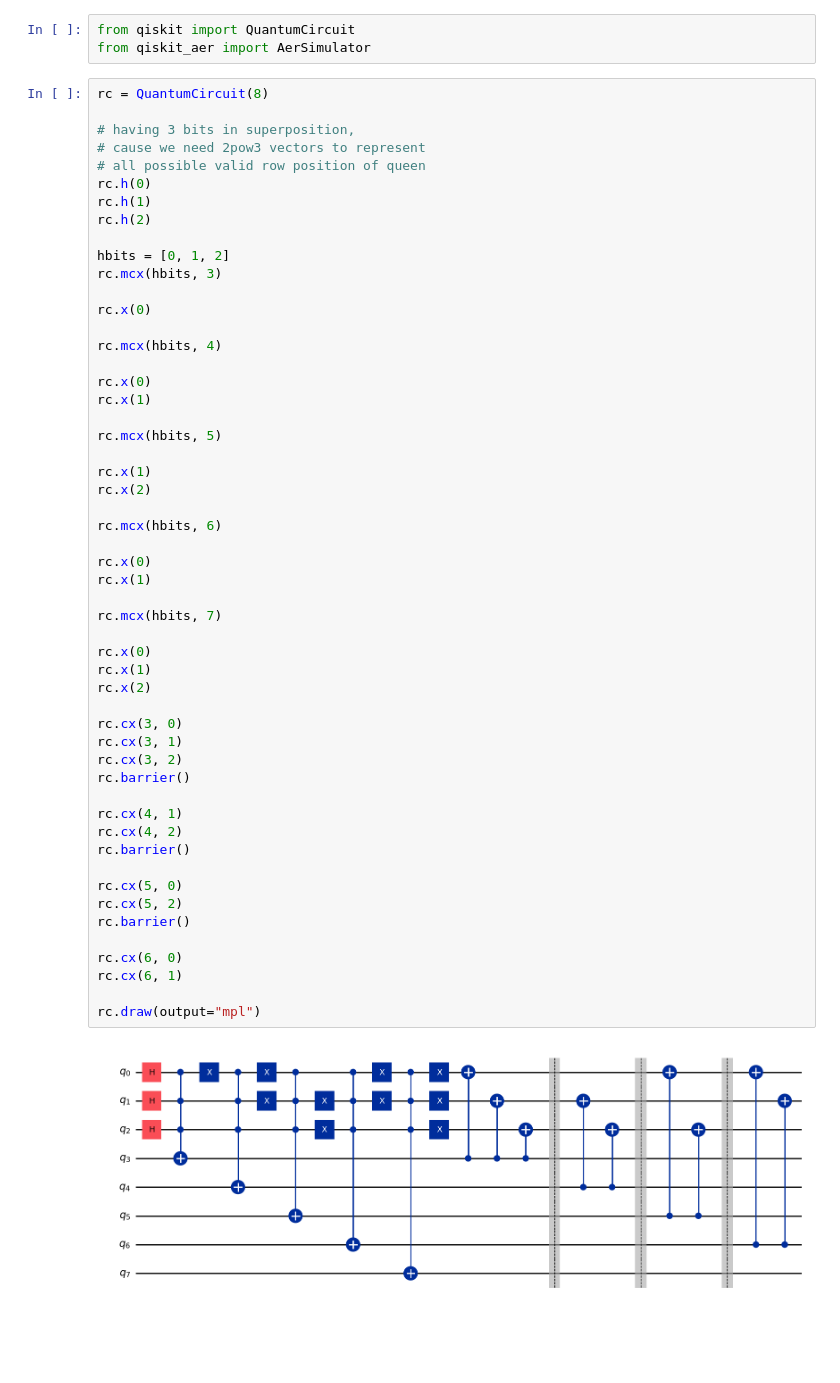
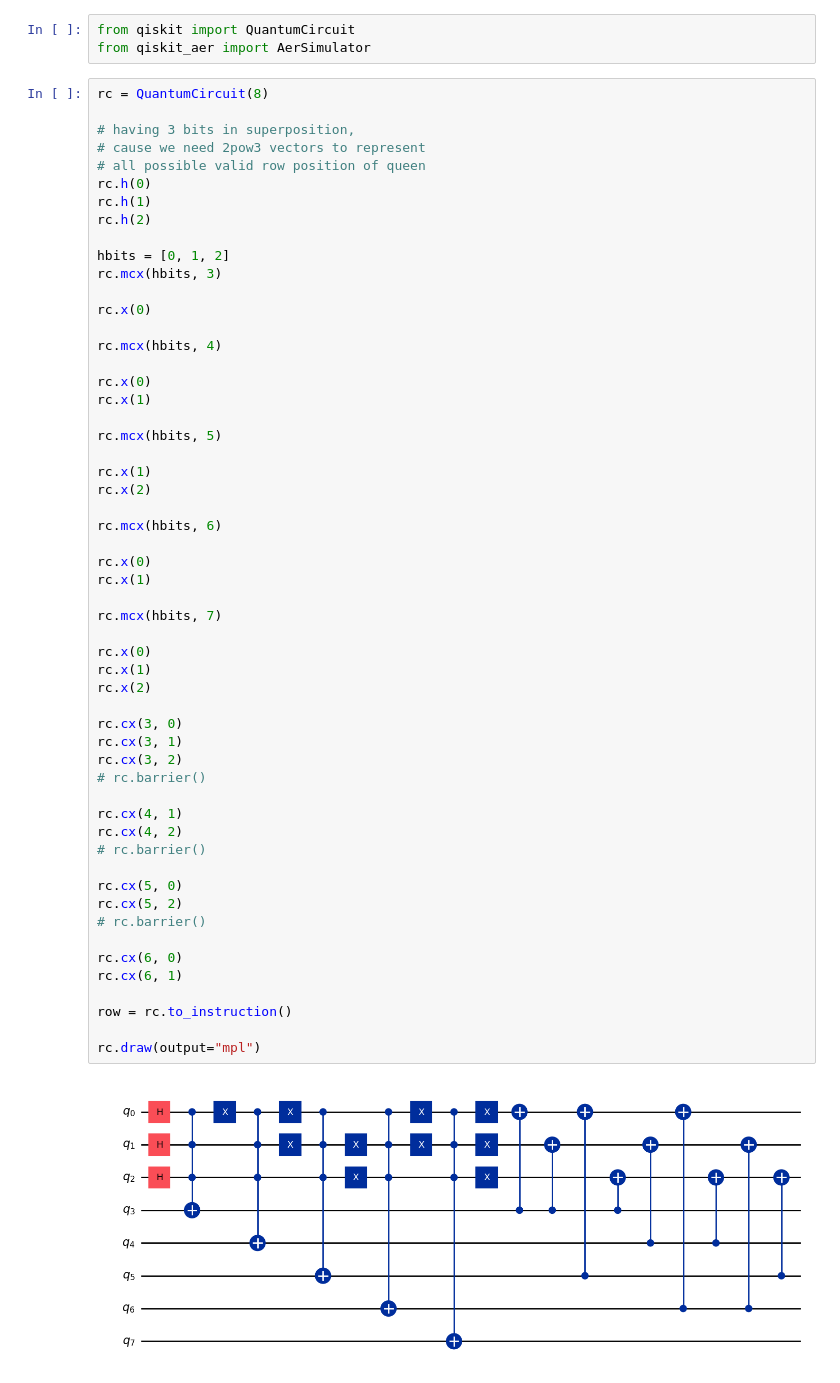
Before and after one commit to Barath-T/quantum, a Jupyter notebook: eightqueens.ipynb, the cells around one changed output. Saved outputs shown, nothing was run; the diff lists cells and outputs as text; blank space fills up the shorter version.

```diff
--- a/eightqueens.ipynb
+++ b/eightqueens.ipynb
@@ -27,35 +27,37 @@ rc.mcx(hbits, 5)
 
 rc.x(1)
 rc.x(2)
 
 rc.mcx(hbits, 6)
 
 rc.x(0)
 rc.x(1)
 
 rc.mcx(hbits, 7)
 
 rc.x(0)
 rc.x(1)
 rc.x(2)
 
 rc.cx(3, 0)
 rc.cx(3, 1)
 rc.cx(3, 2)
-rc.barrier()
+# rc.barrier()
 
 rc.cx(4, 1)
 rc.cx(4, 2)
-rc.barrier()
+# rc.barrier()
 
 rc.cx(5, 0)
 rc.cx(5, 2)
-rc.barrier()
+# rc.barrier()
 
 rc.cx(6, 0)
 rc.cx(6, 1)
 
+row = rc.to_instruction()
+
 rc.draw(output="mpl")
 # %% [output]
-[figure, old version]
+[figure, new version]
 # %%
```
Also changed, not shown: parts of 9 cells of this notebook, 1 other file.
